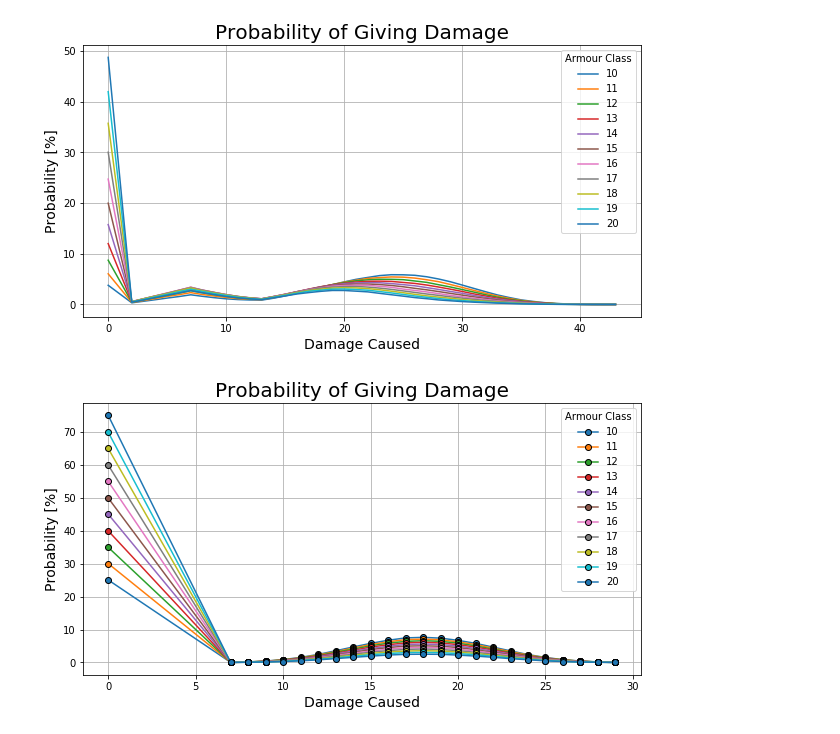
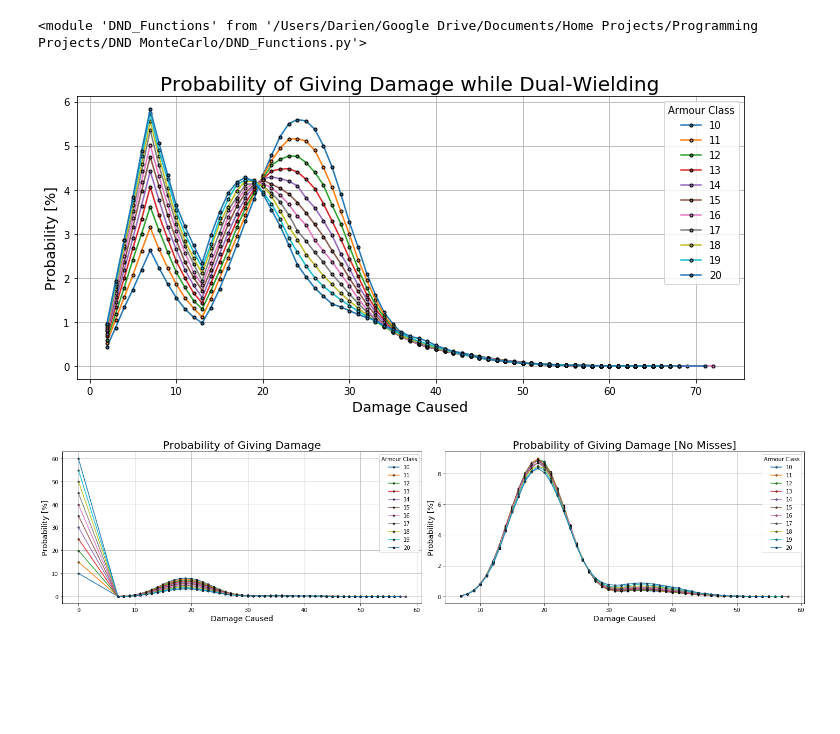
Before and after one commit to dniamir/DND-Monte-Carlo, a Jupyter notebook: DND_Damage.ipynb, the cells around one changed output. Saved outputs shown, nothing was run; the diff lists cells and outputs as text; code cells hidden in the pictures; blank space fills up the shorter version.

```diff
--- a/DND_Damage.ipynb
+++ b/DND_Damage.ipynb
@@ -14,72 +12,77 @@ sim_damage_results1
+# %%
+reload(dndf)
+# %% [output]
+<module 'DND_Functions' from '/Users/Darien/Google Drive/Documents/Home Projects/Programming Projects/DND MonteCarlo/DND_Functions.py'>
 # %%
 n = 1e6
 acs = np.arange(10, 21, 1)
 
-actions_sword1 = {}
-actions_sword1['hit'] = 7
-actions_sword1['longbow'] = '1d8'
+actions_sword1 = OrderedDict()
+actions_sword1['hit'] = 5
+actions_sword1['shortsword'] = '1d6'
 actions_sword1['prof'] = 3
 actions_sword1['sneak_attack'] = '1d6'
 actions_sword1['hunters_mark'] = '1d6'
 actions_sword1['colossus_slayer'] = '1d8'
 
 actions_sword2 = {}
 actions_sword2['hit'] = 5
 actions_sword2['shortsword'] = '1d6'
 actions_sword2['prof'] = 0
 actions_sword2['hunters_mark'] = '1d6'
-# actions_sword1['sneak_attack'] = '1d6'
-# actions_sword1['colossus_slayer'] = '1d8'
 
-plt.figure(figsize=(10, 5), facecolor='white')
+actions_list = [actions_sword1, actions_sword2]
 
-for ac in acs:
+plt.figure(figsize=(10,5), facecolor='white')
 
-    sim_damage_results1 = dndf.MonteCarloAttack(actions_sword1, ac, n=n)
-    sim_damage_results2 = dndf.MonteCarloAttack(actions_sword2, ac, n=n)
-    sim_damage_results = sim_damage_results1 + sim_damage_results2
-
-#     sim_damage_results = sim_damage_results[sim_damage_results > 0]
-    frequency_dict = dndf.ReturnFrequencies(sim_damage_results)
-
-    dndf.PlotFrequencies(frequency_dict, label=ac, markersize=0)
+dndf.PlotAcDistribution(actions_list, acs, n, ignore_miss=True)
 
 plt.xlabel('Damage Caused', fontsize=14)
 plt.ylabel('Probability [%]', fontsize=14)
-plt.title('Probability of Giving Damage', fontsize=20)
+plt.title('Probability of Giving Damage while Dual-Wielding', fontsize=20)
 plt.legend(loc='best', title='Armour Class')
 plt.grid(True)
+plt.tight_layout()
 # %% [output]
-[figure, old version]
+[figure, new version]
 # %%
 n = 1e6
 acs = np.arange(10, 21, 1)
 
-actions = OrderedDict()
-actions['hit'] = 5
-actions['shortsword'] = '1d6'
-actions['prof'] = 3
-actions['sneak_attack'] = '1d6'
-actions['hunters_mark'] = '1d6'
-actions['colossus_slayer'] = '1d8'
+actions_bow = {}
+actions_bow['hit'] = 7
+actions_bow['longbow'] = '1d8'
+actions_bow['prof'] = 3
+actions_bow['sneak_attack'] = '1d6'
+actions_bow['hunters_mark'] = '1d6'
+actions_bow['colossus_slayer'] = '1d8'
 
-plt.figure(figsize=(10, 5), facecolor='white')
+fig= plt.figure(figsize=(20, 5), facecolor='white')
 
-for ac in acs:
+plt.subplot(1,2,1)
 
-    sim_damage_results = dndf.MonteCarloAttack(actions, ac, n=n)
-#     sim_damage_results = sim_damage_results[sim_damage_results > 0]
-    frequency_dict = dndf.ReturnFrequencies(sim_damage_results)
-
-    dndf.PlotFrequencies(frequency_dict, label=ac)
+dndf.PlotAcDistribution(actions_bow, acs, n, ignore_miss=False)
 
 plt.xlabel('Damage Caused', fontsize=14)
 plt.ylabel('Probability [%]', fontsize=14)
 plt.title('Probability of Giving Damage', fontsize=20)
 plt.legend(loc='best', title='Armour Class')
 plt.grid(True)
+
+
+plt.subplot(1,2,2)
+
+dndf.PlotAcDistribution(actions_bow, acs, n, ignore_miss=True)
+
+plt.xlabel('Damage Caused', fontsize=14)
+plt.ylabel('Probability [%]', fontsize=14)
+plt.title('Probability of Giving Damage [No Misses]', fontsize=20)
+plt.legend(loc='best', title='Armour Class')
+plt.grid(True)
+
+plt.tight_layout()
 # %% [output]
-[figure, old version]
+[figure, new version]
 # %%
 n = 1e6
 AC = 16
```
Also changed, not shown: parts of 4 cells of this notebook, 3 other files.
